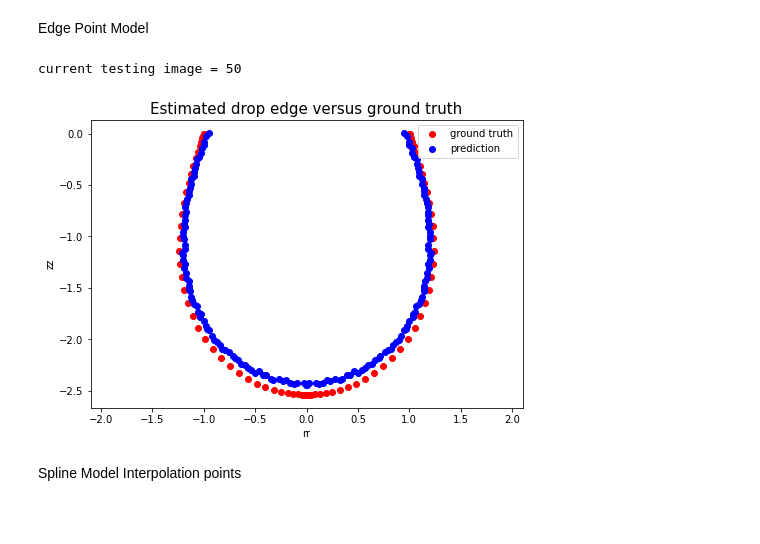
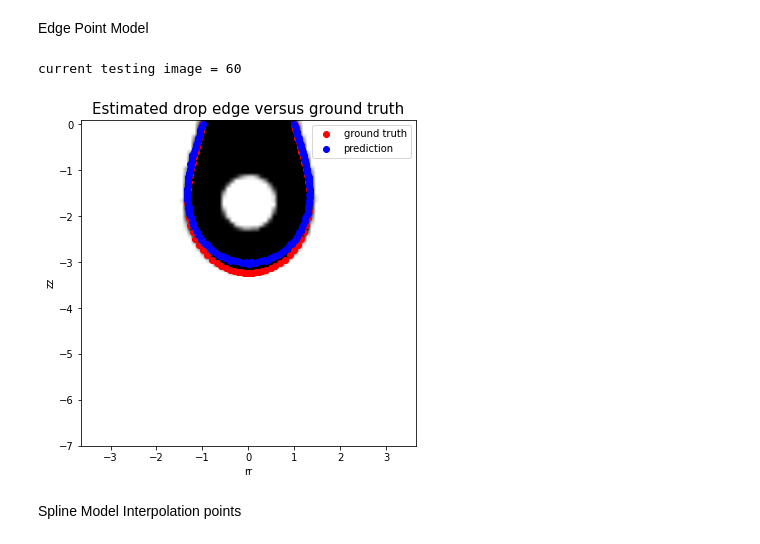
Before and after one commit to ShaoKAi100812/Pendant_Drop_Tensiometry_Prediction, a Jupyter notebook: main_combine.ipynb, the cells around one changed output. Saved outputs shown, nothing was run; the diff lists cells and outputs as text; code cells hidden in the pictures; blank space fills up the shorter version.

```diff
--- a/main_combine.ipynb
+++ b/main_combine.ipynb
@@ -299,7 +299,7 @@ test_img = []
 
 for img_name in data_test_matrix_spline.iloc[0:,3:].index + 1:      # modify the number depends on size of dataset
     # defining the image path
-    image_path = 'Data_uniform/Data_Test_No_Hole/' + str(img_name) + '.png'      # modify the path depends on which dataset
+    image_path = 'Data_uniform/Data_Test/' + str(img_name) + '.png'      # modify the path depends on which dataset
     # reading the image
     img = imread(image_path, as_gray=True)
     img = img[4:-4, 4:-4]  #crop
@@ -311,6 +311,7 @@ for img_name in data_test_matrix_spline.iloc[0:,3:].index + 1:      # modify the
     test_img.append(img)
 
 test_x_pic = np.array(test_img)
+test_x_pic_plot = test_x_pic
 test_y_pic = data_test_matrix_spline.iloc[0:,3:].values
 
 #Convert to tensor
@@ -791,41 +809,43 @@ score_pic = prediction(model_picture_trained, test_x_pic[rand1].reshape(1, 1, 82
 # for num in range(len(test_y_pic_points[rand1][rand2])):
 #     print(num+1, ": Ground Truths =", test_y_pic_points[rand1][rand2][num].item(), ", Prediction =", score_pic[0, num].item())
 # %% [output]
-current testing image = 50
+current testing image = 60
 # %%
 data_YC = pd.read_csv("Data_uniform/YC.csv", header= None)
 YC = torch.Tensor(data_YC.values)
 
 # scattering points for ground truth
 x_gt_pos = torch.matmul(YC ,test_y_pic[rand1][0:11].float())
 y_gt_pos = torch.matmul(YC ,test_y_pic[rand1][11:22].float())
 x_gt_neg = -torch.flip(x_gt_pos, [0])
 y_gt_neg = torch.flip(y_gt_pos, [0])
 x_gt = torch.cat((x_gt_neg, x_gt_pos))
 y_gt = torch.cat((y_gt_neg, y_gt_pos))
 
 # scattering points for prediction
 x_pred_pos = score_pic[0, 0:80]
 y_pred_pos = score_pic[0, 80:160]
 x_pred_neg = -torch.flip(x_pred_pos, [0])
 y_pred_neg = torch.flip(y_pred_pos, [0])
 x_pred = torch.cat((x_pred_neg, x_pred_pos))
 y_pred = torch.cat((y_pred_neg, y_pred_pos))
 
 # plotting
-fig = plt.figure()
-a1 = fig.add_axes([0,0,1,1])
-a1.set_xlim(0,3)
-a1.set_title("Estimated drop edge versus ground truth", fontsize = 15)
+fig,ax = plt.subplots(1,1,figsize=(6, 6))
+
+
+
+ax.set_title("Estimated drop edge versus ground truth", fontsize = 15)
 plt.scatter(x_gt, y_gt, c="red", label="ground truth")
 plt.scatter(x_pred, y_pred, c="blue", label="prediction")
+plt.imshow(test_x_pic_plot[rand1],cmap='gray',aspect='auto', extent=(-3.5,3.5,-7,0.1), interpolation ='bilinear')
 plt.xlabel("rr")
 plt.ylabel("zz")
 plt.legend()
 plt.axis('equal')
 plt.show()
 # %% [output]
-[figure, old version]
+[figure, new version]
 # %% [markdown]
 Spline Model Interpolation points
 # %%
```
Also changed, not shown: parts of 8 cells of this notebook.
